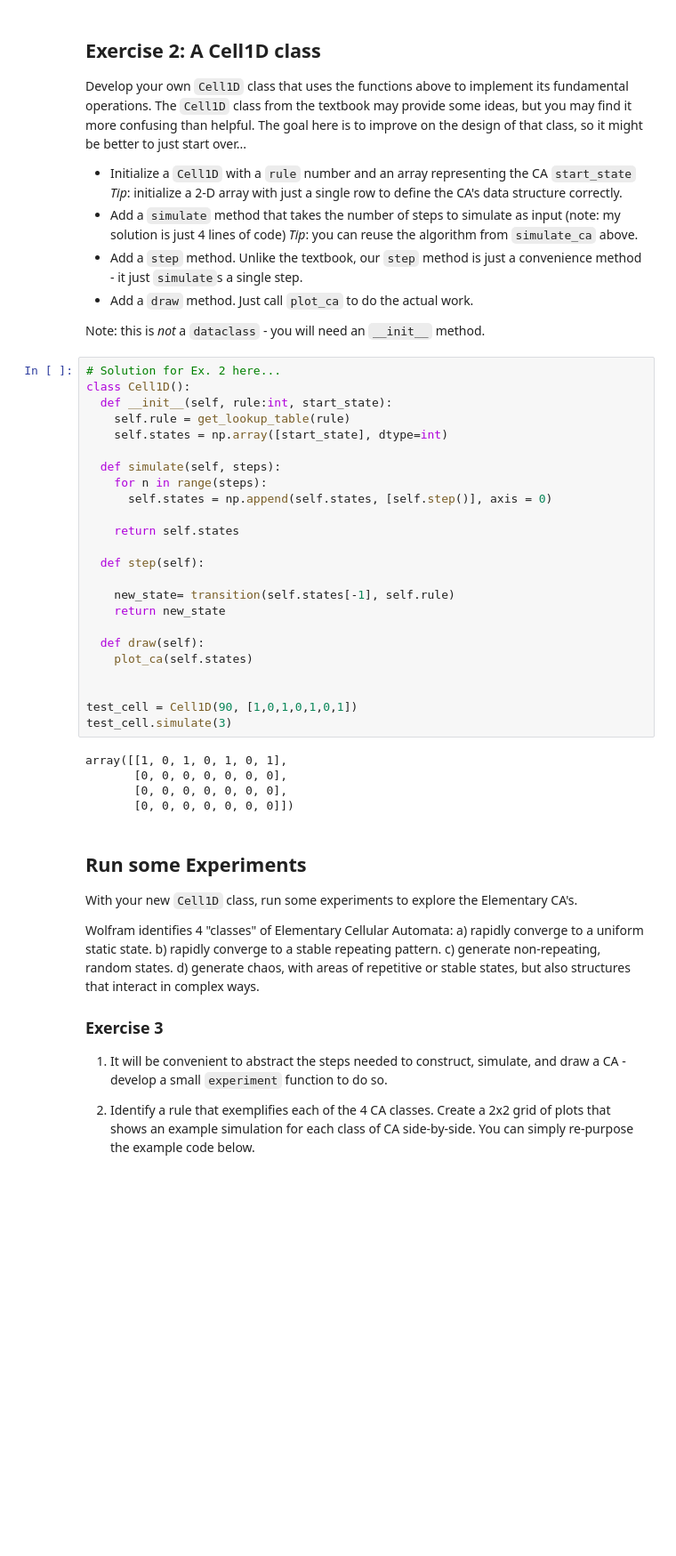
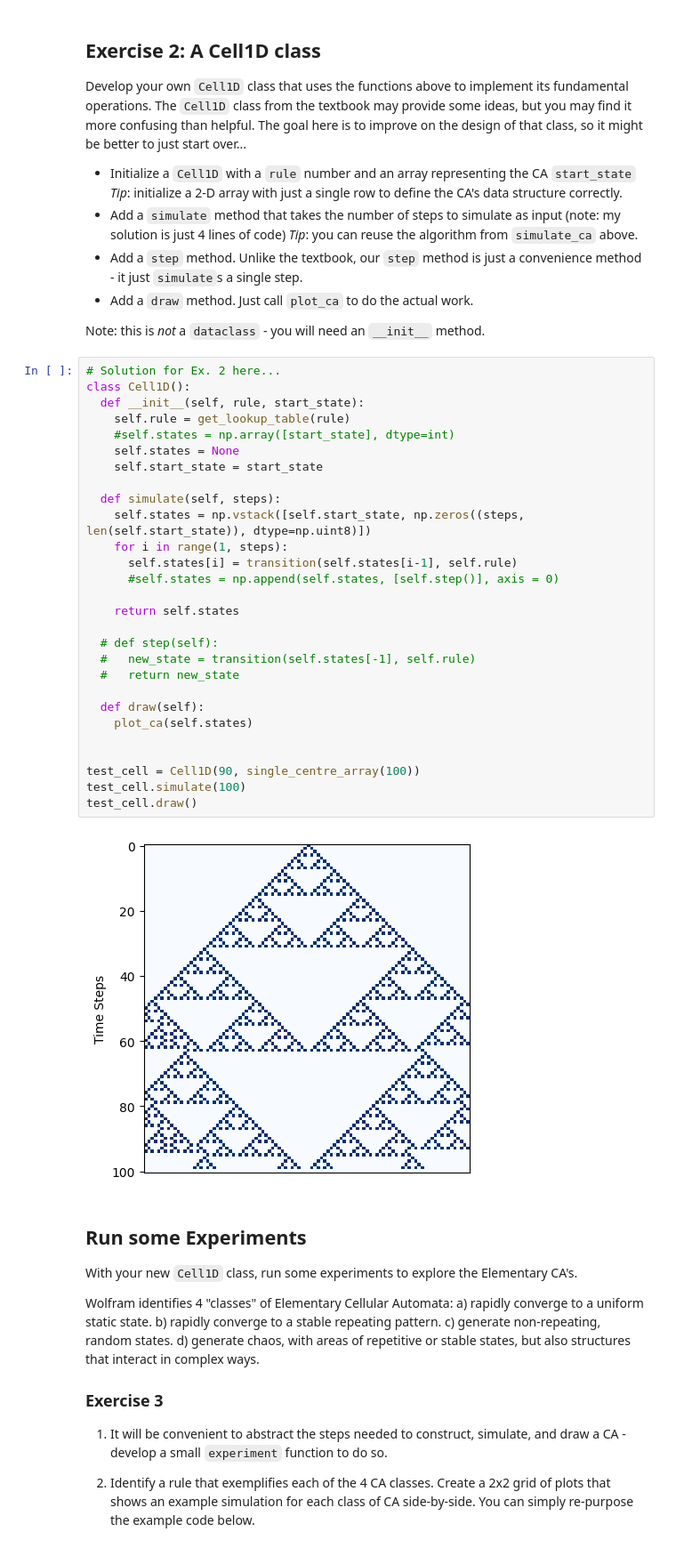
Before and after one commit to bobisawsome1/cap-comp215, a Jupyter notebook: labs/lab05-CA-1D.ipynb, the cells around one changed output. Shown at 89% size. Saved outputs shown, nothing was run; the diff lists cells and outputs as text; blank space fills up the shorter version.

```diff
--- a/labs/lab05-CA-1D.ipynb
+++ b/labs/lab05-CA-1D.ipynb
@@ -153,32 +153,33 @@ Note: this is *not* a `dataclass` - you will need an `__init__` method.
 # %%
 # Solution for Ex. 2 here...
 class Cell1D():
-  def __init__(self, rule:int, start_state):
+  def __init__(self, rule, start_state):
     self.rule = get_lookup_table(rule)
-    self.states = np.array([start_state], dtype=int)
+    #self.states = np.array([start_state], dtype=int)
+    self.states = None
+    self.start_state = start_state
 
   def simulate(self, steps):
-    for n in range(steps):
-      self.states = np.append(self.states, [self.step()], axis = 0)
+    self.states = np.vstack([self.start_state, np.zeros((steps, len(self.start_state)), dtype=np.uint8)])
+    for i in range(1, steps):
+      self.states[i] = transition(self.states[i-1], self.rule)
+      #self.states = np.append(self.states, [self.step()], axis = 0)
 
     return self.states
 
-  def step(self):
-
-    new_state= transition(self.states[-1], self.rule)
-    return new_state
+  # def step(self):
+  #   new_state = transition(self.states[-1], self.rule)
+  #   return new_state
 
   def draw(self):
     plot_ca(self.states)
 
 
-test_cell = Cell1D(90, [1,0,1,0,1,0,1])
-test_cell.simulate(3)
+test_cell = Cell1D(90, single_centre_array(100))
+test_cell.simulate(100)
+test_cell.draw()
 # %% [output]
-array([[1, 0, 1, 0, 1, 0, 1],
-       [0, 0, 0, 0, 0, 0, 0],
-       [0, 0, 0, 0, 0, 0, 0],
-       [0, 0, 0, 0, 0, 0, 0]])
+[figure, added]
 # %% [markdown]
 ## Run some Experiments
 With your new `Cell1D` class, run some experiments to explore the Elementary CA's.
```
Also changed, not shown: parts of 3 cells of this notebook.
